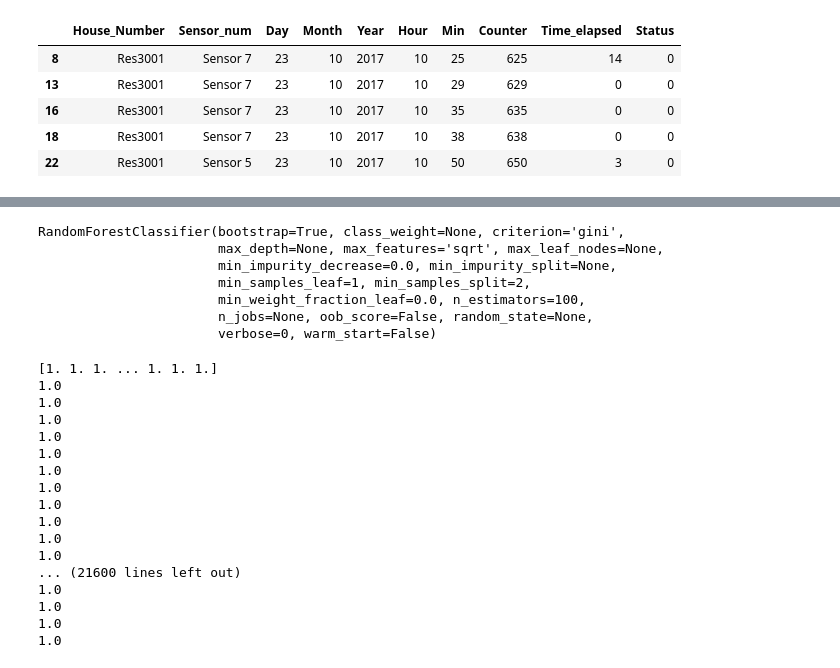
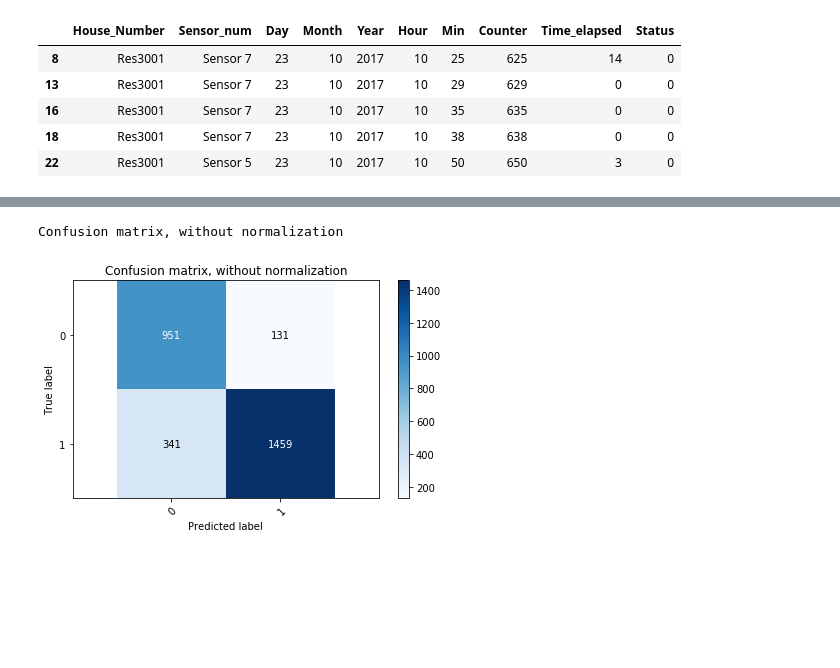
Before and after one commit to aorbani/SmartCity_DS, a Jupyter notebook: new.ipynb, the cells around one changed output, grey strips where cells are left out. Saved outputs shown, nothing was run; the diff lists cells and outputs as text; code cells hidden in the pictures; blank space fills up the shorter version.

```diff
--- a/new.ipynb
+++ b/new.ipynb
@@ -314,42 +332,5 @@ Confusion matrix, without normalization
-# %%
-from sklearn.ensemble import RandomForestClassifier
-
-# Create the model with 100 trees
-model = RandomForestClassifier(n_estimators=100,
-                               bootstrap = True,
-                               max_features = 'sqrt')
-# Fit on training data
-model.fit(X, y)
-# %% [output]
-RandomForestClassifier(bootstrap=True, class_weight=None, criterion='gini',
-                       max_depth=None, max_features='sqrt', max_leaf_nodes=None,
-                       min_impurity_decrease=0.0, min_impurity_split=None,
-                       min_samples_leaf=1, min_samples_split=2,
-                       min_weight_fraction_leaf=0.0, n_estimators=100,
-                       n_jobs=None, oob_score=False, random_state=None,
-                       verbose=0, warm_start=False)
 # %%
-y_pred=S.predict(X_test)
-print(y_pred)
-#ax,cm = plot_confusion_matrix(y_test, y_pred, classes= np.array([0,1,2]))
-
-for i in y_pred:
-    print(i)
+ax,cm = plot_confusion_matrix(y_test, y_pred, classes= np.array([0,1]))
 # %% [output]
-[1. 1. 1. ... 1. 1. 1.]
-1.0
-1.0
-1.0
-1.0
-1.0
-1.0
-1.0
-1.0
-1.0
-1.0
-1.0
-... (21600 lines left out)
-1.0
-1.0
-1.0
-1.0
+Confusion matrix, without normalization
+[figure, added]
```
Also changed, not shown: parts of 12 cells of this notebook, 2 other files.
